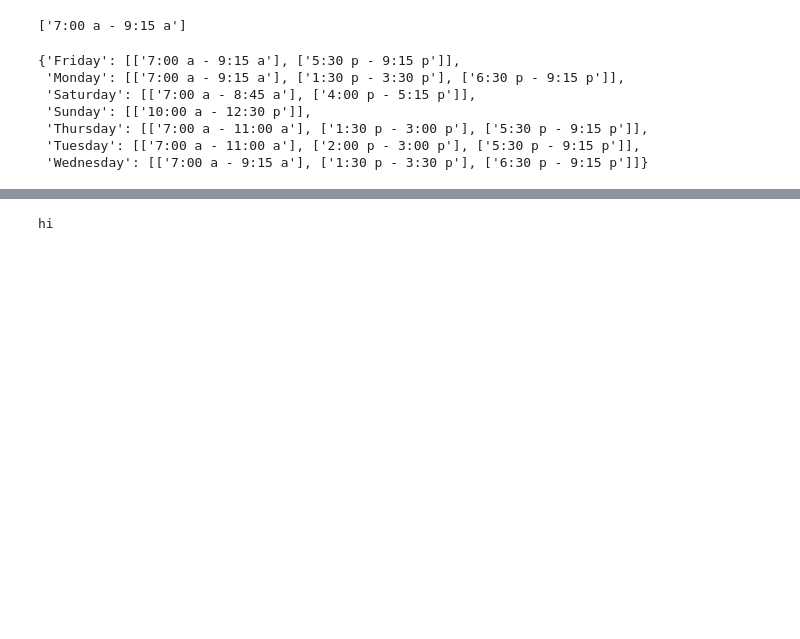
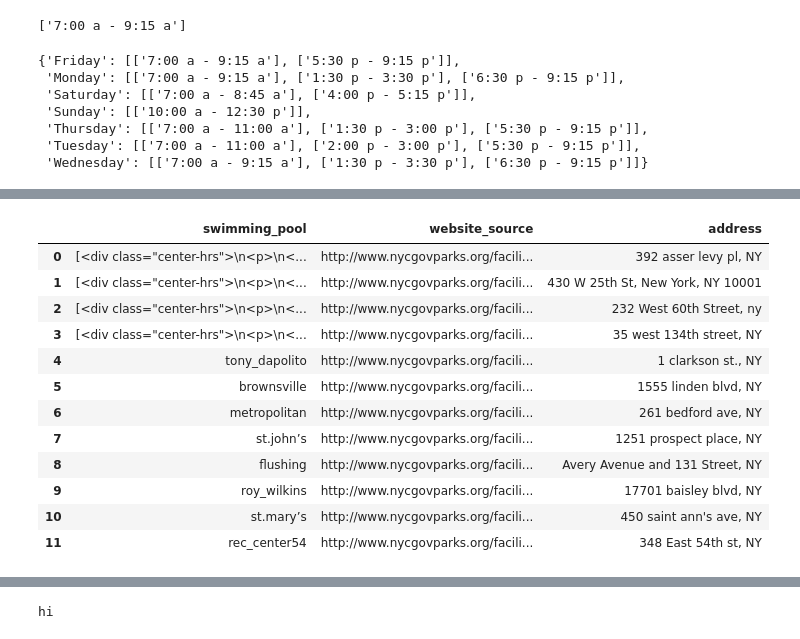
Before and after one commit to stephgline/NYClapfinder, a Jupyter notebook: 4.11.16.pool_project.ipynb, the cells around one changed output, grey strips where cells are left out. Drawn from its saved outputs; the diff is of its cells as text; code cells hidden in the pictures; blank space fills up the shorter version.

Commit message:
added dataframe of all pools with lap hours

```diff
--- a/4.11.16.pool_project.ipynb
+++ b/4.11.16.pool_project.ipynb
@@ -435,0 +463,3 @@ df
+# %%
+for i in range(0, 12):
+    print pools['swimming_pool'][i]
@@ -435,0 +772,34 @@ df
+# %%
+dflist = ['df1','df2','df3', 'df4','df5', 'df6', 'df7', 'df8', 'df9', 'df10', 'df11', 'df12']
+poolist = ['asser_levy', 'chelsea', 'gertrude_erdel','hansborough','tony_dapolito','brownsville','metropolitan','st.johns','flushing','roy_wilkins','st.marys','rec_center54']
+failist = []
+
+for j in range(4, 13):
+    try:
+        r = urllib.urlopen(pools['website_source'][j]).read()
+        soup = BeautifulSoup(r)
+        letters  = soup.find_all(["p", "div"], ["program", "center-hrs"] )
+        swimposting = []
+        otherposting = []
+        for i in letters:
+            if str(i).find('Lap Swim') > 0:
+                swimposting.append(str(i))
+            if str(i).find('Building Hours') > 0:
+                swimposting.append(str(i))
+            else:
+                otherposting.append(str(i))
+        pools['swimming_pool'][j] = swimposting[7:-7]
+        sched = {}
+        count = 0
+        for s in pools['swimming_pool'][j]:
+            if str(s).find('Building Hours') > 0:
+                sched[days_of_week[count]] = []
+                count = count + 1
+            if str(s).find('Lap Swim') > 0:
+                sched[days_of_week[count-1]].append(re.findall('[0-9]*:[0-9]*\s[a-z]\s-\s[0-9]*:[0-9]*\s[a-z]'  ,str(s)))
+        dflist[j] = pd.DataFrame.from_dict(sched, orient='index')
+        dflist[j] = dflist[j].transpose()
+        eeps = poolist[j]
+        dflist[j]['Pool'] = eeps
+    except:
+        failist.append(j)
@@ -435,0 +829,16 @@ df
+# %%
+pools
+# %% [output]
+|  | swimming_pool | website_source | address |
+| 0 | [<div class="center-hrs">\n<p>\n<... | http://www.nycgovparks.org/facili... | 392 asser levy pl, NY |
+| 1 | [<div class="center-hrs">\n<p>\n<... | http://www.nycgovparks.org/facili... | 430 W 25th St, New York, NY 10001 |
+| 2 | [<div class="center-hrs">\n<p>\n<... | http://www.nycgovparks.org/facili... | 232 West 60th Street, ny |
+| 3 | [<div class="center-hrs">\n<p>\n<... | http://www.nycgovparks.org/facili... | 35 west 134th street, NY |
+| 4 | tony_dapolito | http://www.nycgovparks.org/facili... | 1 clarkson st., NY |
+| 5 | brownsville | http://www.nycgovparks.org/facili... | 1555 linden blvd, NY |
+| 6 | metropolitan | http://www.nycgovparks.org/facili... | 261 bedford ave, NY |
+| 7 | st.john’s | http://www.nycgovparks.org/facili... | 1251 prospect place, NY |
+| 8 | flushing | http://www.nycgovparks.org/facili... | Avery Avenue and 131 Street, NY |
+| 9 | roy_wilkins | http://www.nycgovparks.org/facili... | 17701 baisley blvd, NY |
+| 10 | st.mary’s | http://www.nycgovparks.org/facili... | 450 saint ann's ave, NY |
+| 11 | rec_center54 | http://www.nycgovparks.org/facili... | 348 East 54th st, NY |
```
Also changed, not shown: parts of 41 cells of this notebook.
